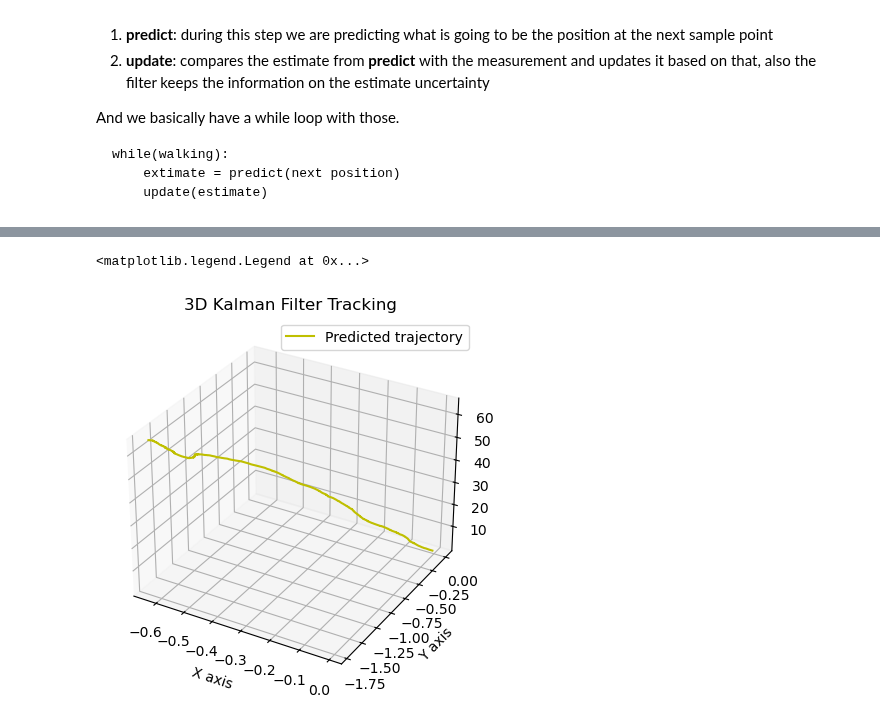
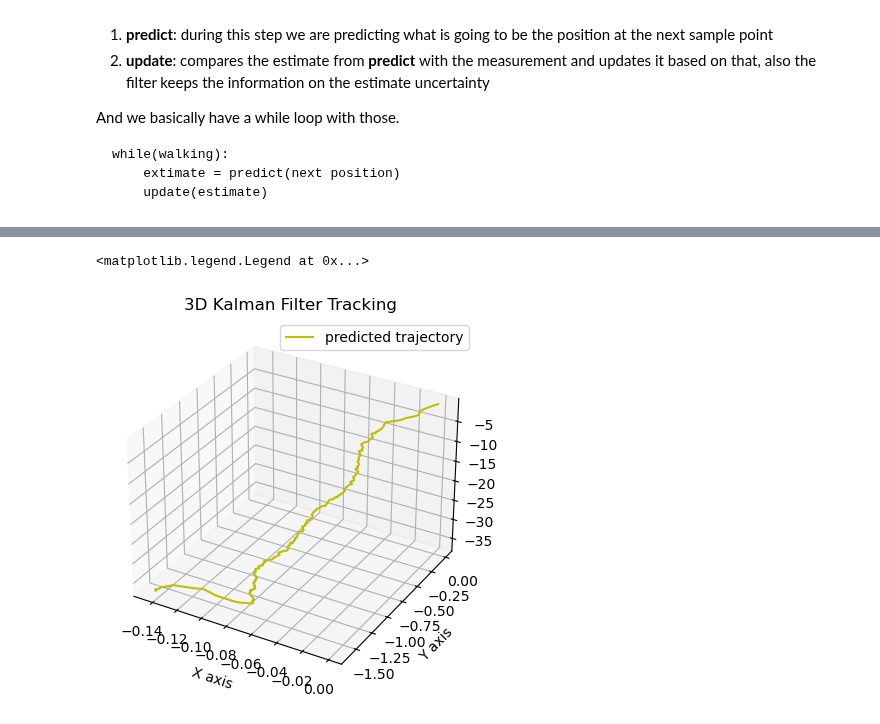
Before and after one commit to kjetteren/RaD_team1_HELIXON, a Jupyter notebook: utils/KalmanFilterImplementation.ipynb, the cells around one changed output, grey strips where cells are left out. Cells and saved outputs as stored; diff of their text form; code cells hidden in the pictures.

```diff
--- a/utils/KalmanFilterImplementation.ipynb
+++ b/utils/KalmanFilterImplementation.ipynb
@@ -42,6 +58,7 @@ And we basically have a while loop with those.
         extimate = predict(next position)
         update(estimate)
 # %%
+Qx_std = df['a_x'].var()
 kf_x = filterpy.kalman.KalmanFilter(dim_x=3,dim_z=1)
 S, v, ab = 0, 0, 0
 T, dt = 0, 0
@@ -64,10 +81,10 @@ kf_x.P = np.array([
     [v_std*s_std, v_std**2, v_std*ab_std],
     [ab_std*s_std, ab_std*v_std, ab_std**2]
 ])
-Q_std, R_std = 0.01, 0.1
+R_std = 0.1
 kf_x.Q = np.array([
-    [0.25*T**4 * Q_std**2, 0.5*T**3 * Q_std**2, 0],
-    [0.5*T**3 * Q_std**2, T**2 * Q_std**2, 0],
+    [0.25*T**4 * Qx_std**2, 0.5*T**3 * Qx_std**2, 0],
+    [0.5*T**3 * Qx_std**2, T**2 * Qx_std**2, 0],
     [0, 0, 0]
 ])
 kf_x.R = np.array([[R_std]])
@@ -75,6 +92,7 @@ kf_x.R = np.array([[R_std]])
 kf_y = filterpy.kalman.KalmanFilter(dim_x=3,dim_z=1)
 S, v, ab = 0, 0, 0
 T, dt = 0, 0
+Qy_std = df['a_z'].var()
 kf_y.x = np.array([
     [float(S)],
     [float(v)],
@@ -96,8 +114,8 @@ kf_y.P = np.array([
 ])
 Q_std, R_std = 0.01, 0.1
 kf_y.Q = np.array([
-    [0.25*T**4 * Q_std**2, 0.5*T**3 * Q_std**2, 0],
-    [0.5*T**3 * Q_std**2, T**2 * Q_std**2, 0],
+    [0.25*T**4 * Qy_std**2, 0.5*T**3 * Qy_std**2, 0],
+    [0.5*T**3 * Qy_std**2, T**2 * Qy_std**2, 0],
     [0, 0, 0]
 ])
 kf_y.R = np.array([[R_std]])
@@ -105,6 +123,7 @@ kf_y.R = np.array([[R_std]])
 kf_z = filterpy.kalman.KalmanFilter(dim_x=3,dim_z=1)
 S, v, ab = 0, 0, 0
 T, dt = 0, 0
+Qz_std = df['a_y'].var()
 kf_z.x = np.array([
     [float(S)],
     [float(v)],
@@ -124,15 +143,15 @@ kf_z.P = np.array([
     [v_std*s_std, v_std**2, v_std*ab_std],
     [ab_std*s_std, ab_std*v_std, ab_std**2]
 ])
-Q_std, R_std = 0.01, 0.1
+R_std = 0.1
 kf_z.Q = np.array([
-    [0.25*T**4 * Q_std**2, 0.5*T**3 * Q_std**2, 0],
-    [0.5*T**3 * Q_std**2, T**2 * Q_std**2, 0],
+    [0.25*T**4 * Qz_std**2, 0.5*T**3 * Qz_std**2, 0],
+    [0.5*T**3 * Qz_std**2, T**2 * Qz_std**2, 0],
     [0, 0, 0]
 ])
 kf_z.R = np.array([[R_std]])
 # %%
-measurements_x, measurements_y, measurements_z = df["a_x"], df["a_y"], df["a_z"]
+measurements_x, measurements_y, measurements_z = df["a_x"], df["a_z"], df["a_y"]
 position_x, position_y, position_z = [], [], []
 
 for ax,ay,az in zip(measurements_x, measurements_y, measurements_z):
@@ -153,12 +172,13 @@ print(len(position_x))
 # %%
 fig = plt.figure()
 ax = fig.add_subplot(111, projection='3d')
-ax.plot(position_x, position_y, position_z, 'y', label='Predicted trajectory')
+#ax.plot(original_spiral[0], original_spiral[1], original_spiral[2], ':b', label="spiral")
+ax.plot(position_x, position_y, position_z, 'y', label='predicted trajectory')
 
 ax.set_xlabel('X axis')
 ax.set_ylabel('Y axis')
 ax.set_title('3D Kalman Filter Tracking')
 ax.legend()
 # %% [output]
 <matplotlib.legend.Legend at 0x...>
-[figure, old version]
+[figure, new version]
```
Also changed, not shown: parts of 3 cells of this notebook, 2 other files.
